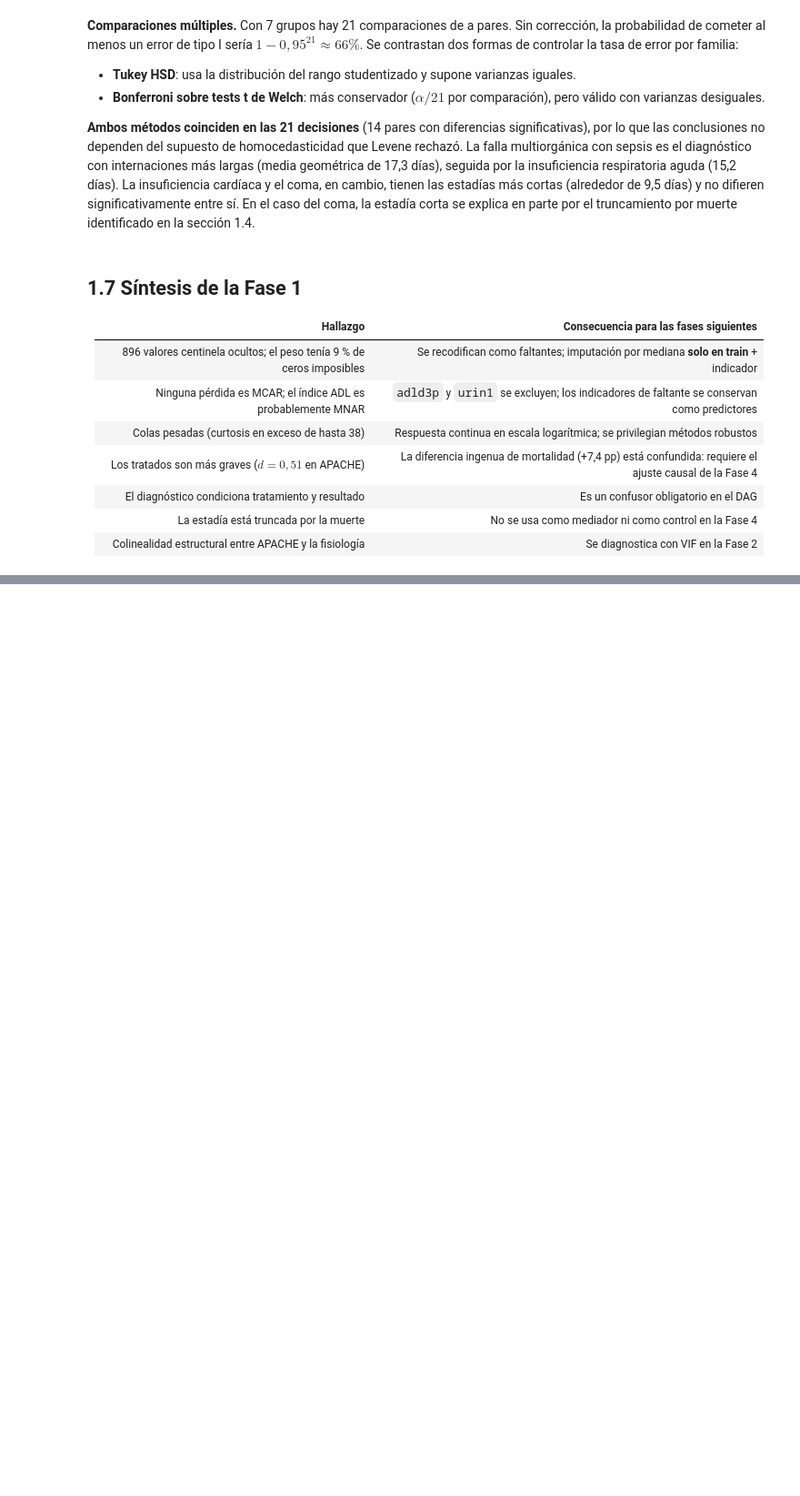
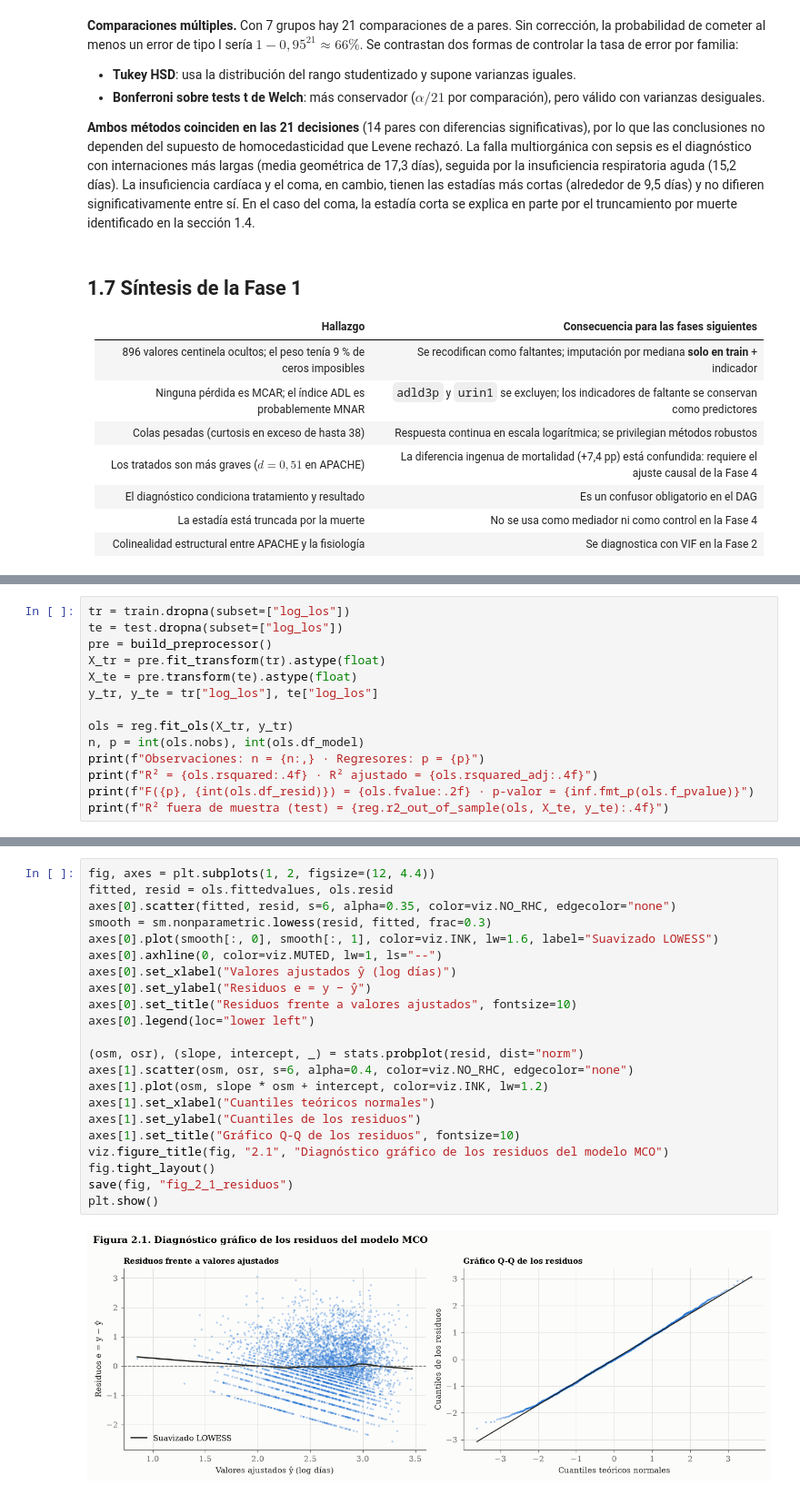
Before and after one commit to Valentina-Bolivar/tp-integrador-rhc, a Jupyter notebook: notebooks/TP_Integrador_Final.ipynb, the cells around one changed output, grey strips where cells are left out. Shown at 91% size. Saved outputs shown, nothing was run; the diff lists cells and outputs as text; blank space fills up the shorter version.

```diff
--- a/notebooks/TP_Integrador_Final.ipynb
+++ b/notebooks/TP_Integrador_Final.ipynb
@@ -609,0 +646,14 @@ plt.show()
+# %%
+tr = train.dropna(subset=["log_los"])
+te = test.dropna(subset=["log_los"])
+pre = build_preprocessor()
+X_tr = pre.fit_transform(tr).astype(float)
+X_te = pre.transform(te).astype(float)
+y_tr, y_te = tr["log_los"], te["log_los"]
+
+ols = reg.fit_ols(X_tr, y_tr)
+n, p = int(ols.nobs), int(ols.df_model)
+print(f"Observaciones: n = {n:,} · Regresores: p = {p}")
+print(f"R² = {ols.rsquared:.4f} · R² ajustado = {ols.rsquared_adj:.4f}")
+print(f"F({p}, {int(ols.df_resid)}) = {ols.fvalue:.2f} · p-valor = {inf.fmt_p(ols.f_pvalue)}")
+print(f"R² fuera de muestra (test) = {reg.r2_out_of_sample(ols, X_te, y_te):.4f}")
@@ -609,0 +723,24 @@ plt.show()
+# %%
+fig, axes = plt.subplots(1, 2, figsize=(12, 4.4))
+fitted, resid = ols.fittedvalues, ols.resid
+axes[0].scatter(fitted, resid, s=6, alpha=0.35, color=viz.NO_RHC, edgecolor="none")
+smooth = sm.nonparametric.lowess(resid, fitted, frac=0.3)
+axes[0].plot(smooth[:, 0], smooth[:, 1], color=viz.INK, lw=1.6, label="Suavizado LOWESS")
+axes[0].axhline(0, color=viz.MUTED, lw=1, ls="--")
+axes[0].set_xlabel("Valores ajustados ŷ (log días)")
+axes[0].set_ylabel("Residuos e = y − ŷ")
+axes[0].set_title("Residuos frente a valores ajustados", fontsize=10)
+axes[0].legend(loc="lower left")
+
+(osm, osr), (slope, intercept, _) = stats.probplot(resid, dist="norm")
+axes[1].scatter(osm, osr, s=6, alpha=0.4, color=viz.NO_RHC, edgecolor="none")
+axes[1].plot(osm, slope * osm + intercept, color=viz.INK, lw=1.2)
+axes[1].set_xlabel("Cuantiles teóricos normales")
+axes[1].set_ylabel("Cuantiles de los residuos")
+axes[1].set_title("Gráfico Q-Q de los residuos", fontsize=10)
+viz.figure_title(fig, "2.1", "Diagnóstico gráfico de los residuos del modelo MCO")
+fig.tight_layout()
+save(fig, "fig_2_1_residuos")
+plt.show()
+# %% [output]
+[figure, added]
```
Also changed, not shown: parts of 36 cells of this notebook, 14 other files.
